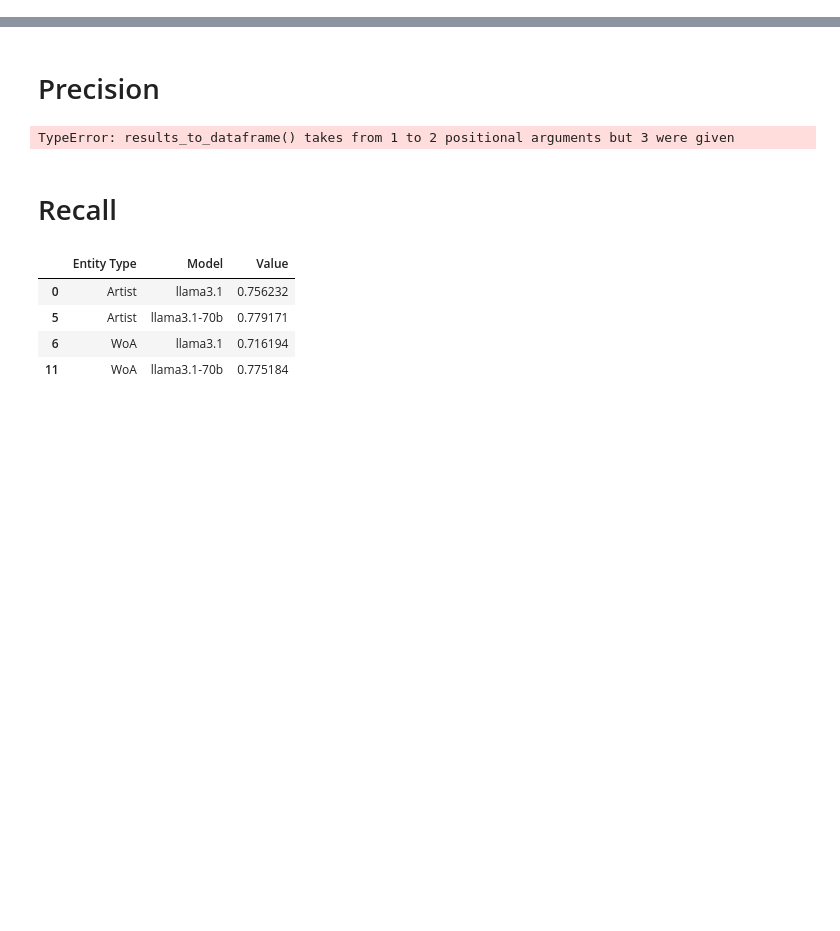
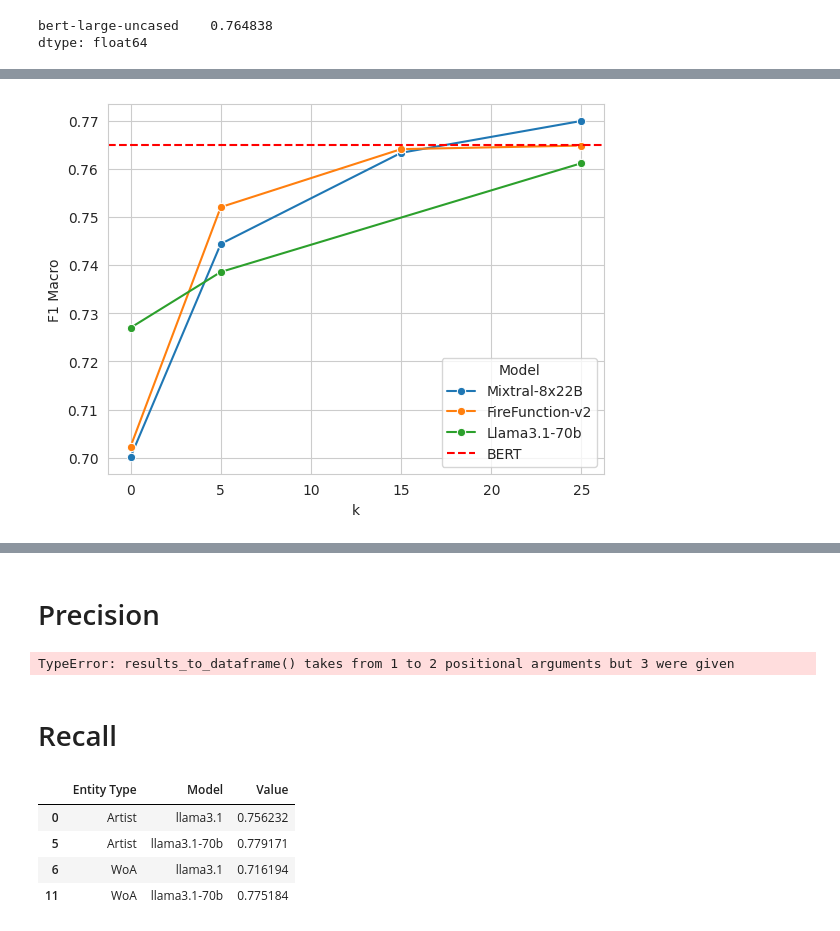
Before and after one commit to progsi/YTUnCoverLLM, a Jupyter notebook: notebooks/dataset_reddit+shsyt.ipynb, the cells around one changed output, grey strips where cells are left out. Cells and saved outputs as stored; diff of their text form; code cells hidden in the pictures; blank space fills up the shorter version.

```diff
--- a/notebooks/dataset_reddit+shsyt.ipynb
+++ b/notebooks/dataset_reddit+shsyt.ipynb
@@ -189,0 +172,79 @@ results
+# %%
+import json
+
+baseline_results = {}
+baseline_output_path = "../baseline/music-ner-eacl2023/output/reddit+shsyt/"
+
+def get_baseline_results(path: str, eval_scheme: str, eval_cls: str, metric: str):
+
+    key = f"predict_{eval_cls}_{eval_scheme}_{metric}"
+
+    for dataset in os.listdir(baseline_output_path):
+        for model in os.listdir(os.path.join(baseline_output_path, dataset)):
+            if not baseline_results.get(model):
+                baseline_results[model] = []
+            with open(os.path.join(baseline_output_path, dataset, model, "predict_results.json"), "r") as f:
+                content = json.load(f)
+
+            baseline_results[model].append(content[key])
+    return pd.DataFrame(baseline_results)
+
+sampling_method = "rand"
+metric = "f1_macro"
+eval_scheme = "strict"
+eval_cls = "overall"
+
+get_baseline_results(baseline_output_path, eval_scheme, eval_cls, metric).mean()
+# %% [output]
+bert-large-uncased    0.764838
+dtype: float64
+# %%
+import seaborn as sns
+import matplotlib.pyplot as plt
+
+def plot(data: pd.DataFrame, sampling_method: str, metric: str, baseline_value: float, baseline_name: str,
+         eval_cls: str = "overall", eval_scheme: str = "strict", save_path: str = None):
+
+    data = data.rename(index={'Mixtral-8x22B:8x22b': 'Mixtral-8x22B',
+                                'firefunction-v2': 'FireFunction-v2',
+                                'llama3.1:70b' : 'Llama3.1-70b'})
+    data = data.xs(sampling_method, level='Sampling')
+    data = data.reset_index()
+
+    y_column = ("Value", eval_scheme, eval_cls, metric)
+
+    sns.set_style("whitegrid")
+    ax = sns.lineplot(data=data, x='k', y=y_column, hue='Model', marker='o')
+
+    # Plot the horizontal baseline line
+    baseline_line = plt.axhline(y=baseline_value, color='red', linestyle='--', label=baseline_name)
+
+    # Customize the legend
+    handles, labels = ax.get_legend_handles_labels()
+
+    # Add the baseline handle and label if not already present
+    if baseline_name not in labels:
+        handles.append(baseline_line)
+        labels.append(baseline_name)
+
+    # Recreate the legend with the updated handles and labels
+    ax.legend(handles=handles, labels=labels, title="Model")
+
+    # Custom y-axis label
+    plt.ylabel(' '.join(w.capitalize() for w in metric.split("_")))
+
+    if save_path:
+        plt.savefig(save_path)
+
+    # Show the plot
+    plt.show()
+
+
+sampling_method = "rand"
+metric = "f1_macro"
+eval_scheme = "strict"
+eval_cls = "overall"
+baseline_value = get_baseline_results(baseline_output_path, eval_scheme, eval_cls, metric).mean().item()
+
+plot(__data, sampling_method, metric, baseline_value, "BERT", save_path="../figures/results_rand_f1_macro.pdf")
+# %% [output]
@@ -189,0 +254 @@ results
+[figure, added]
```
Also changed, not shown: parts of 10 cells of this notebook, 6 other files.
